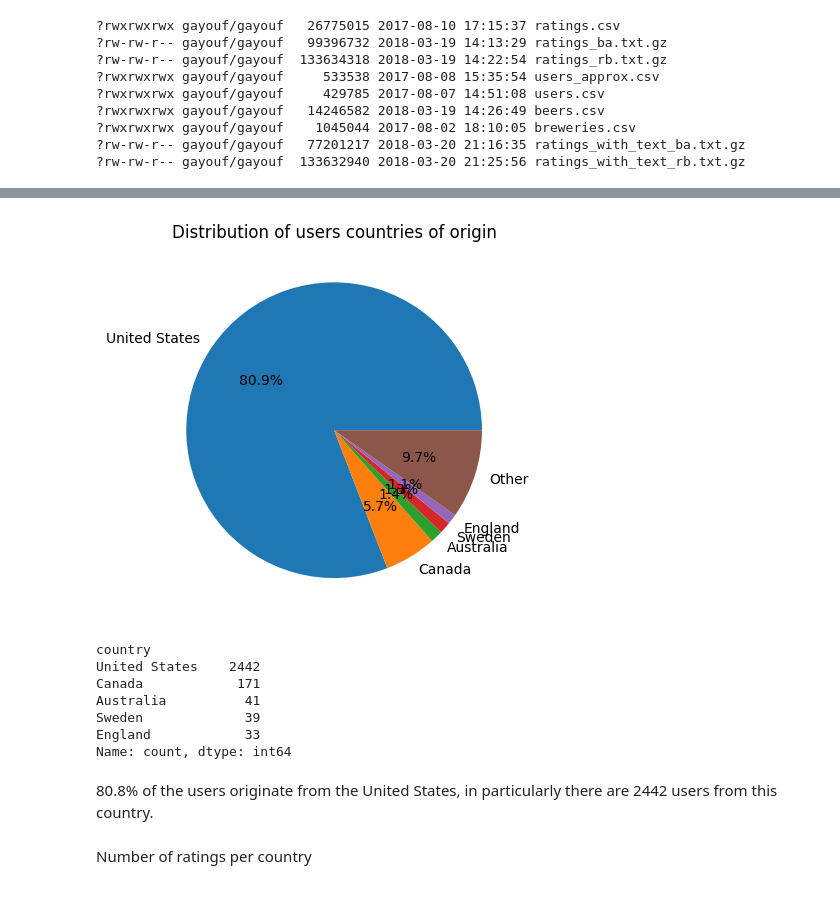
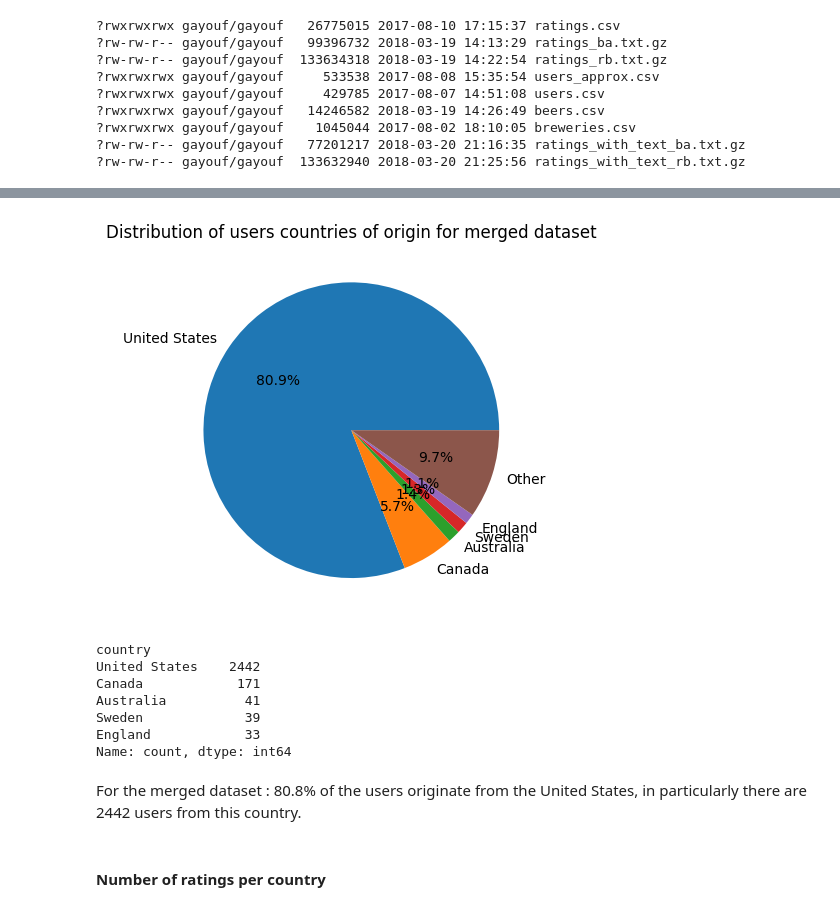
Before and after one commit to epfl-ada/ada-2024-project-databrewers, a Jupyter notebook: pauline.ipynb, the cells around one changed output, grey strips where cells are left out. Drawn from its saved outputs; the diff is of its cells as text; code cells hidden in the pictures.

Commit message:
Pie Chart all datasets

```diff
--- a/pauline.ipynb
+++ b/pauline.ipynb
@@ -20,13 +22,13 @@ with tarfile.open(file_path, 'r:gz') as tar:
 ?rw-rw-r-- gayouf/gayouf   77201217 2018-03-20 21:16:35 ratings_with_text_ba.txt.gz
 ?rw-rw-r-- gayouf/gayouf  133632940 2018-03-20 21:25:56 ratings_with_text_rb.txt.gz
 # %%
-ratings = pd.read_csv('../data/ratings.csv')
+ratings_merged = pd.read_csv('../data/ratings.csv')
 ratings_ba = pd.read_csv('../data/ratings_ba.txt.gz', compression='gzip', delimiter='\t')
 ratings_rb = pd.read_csv('../data/ratings_rb.txt.gz', compression='gzip', delimiter='\t')
 users_approx = pd.read_csv('../data/users_approx.csv')
-users = pd.read_csv('../data/users.csv')
-beers = pd.read_csv('../data/beers.csv')
-breweries = pd.read_csv('../data/breweries.csv')
+users_merged = pd.read_csv('../data/users.csv')
+beers_merged = pd.read_csv('../data/beers.csv')
+breweries_merged = pd.read_csv('../data/breweries.csv')
 ratings_with_text_ba = pd.read_csv('../data/ratings_with_text_ba.txt.gz', compression='gzip', delimiter='\t')
 ratings_with_text_rb = pd.read_csv('../data/ratings_with_text_rb.txt.gz', compression='gzip', delimiter='\t')
 # %% [markdown]
@@ -52,5 +47,5 @@ users
 # %%
-users_merged = users.rename(columns={
+users_merged = users_merged.rename(columns={
     'ba': 'joined.0',
     'ba.1': 'location.0',
     'ba.2': 'nbr_ratings.0',
@@ -89,20 +73,23 @@ users_merged['country'] = users_merged['location.0'].str.split(',').str[0]
 # %%
+# Removing the states to only have the countries
+users_merged['country'] = users_merged['location.0'].str.split(',').str[0]
+
 # Compute the number of users in the top 5 countries
 top10_countries = users_merged['country'].value_counts().nlargest(5)
 
 # Compute the sum of the remaining countries
 other_countries = users_merged['country'].value_counts().sum() - top10_countries.sum()
 
 # Add the other countries count
 top_countries = pd.concat([top10_countries, pd.Series({'Other': other_countries})])
 
 # Plot the pie chart
 top_countries.plot(kind='pie', autopct='%1.1f%%')
-plt.title('Distribution of users countries of origin')
+plt.title('Distribution of users countries of origin for merged dataset')
 plt.ylabel('')
 plt.show()
 # %% [output]
-[figure, old version]
+[figure, new version]
 # %%
 top10_countries
 # %% [output]
@@ -114,7 +101,7 @@ Sweden             39
 England            33
 Name: count, dtype: int64
 # %% [markdown]
-80.8% of the users originate from the United States, in particularly there are 2442 users from this country.
+For the merged dataset : 80.8% of the users originate from the United States, in particularly there are 2442 users from this country.
 # %% [markdown]
-Number of ratings per country
+#### Number of ratings per country
 # %%
```
Also changed, not shown: parts of 35 cells of this notebook.
